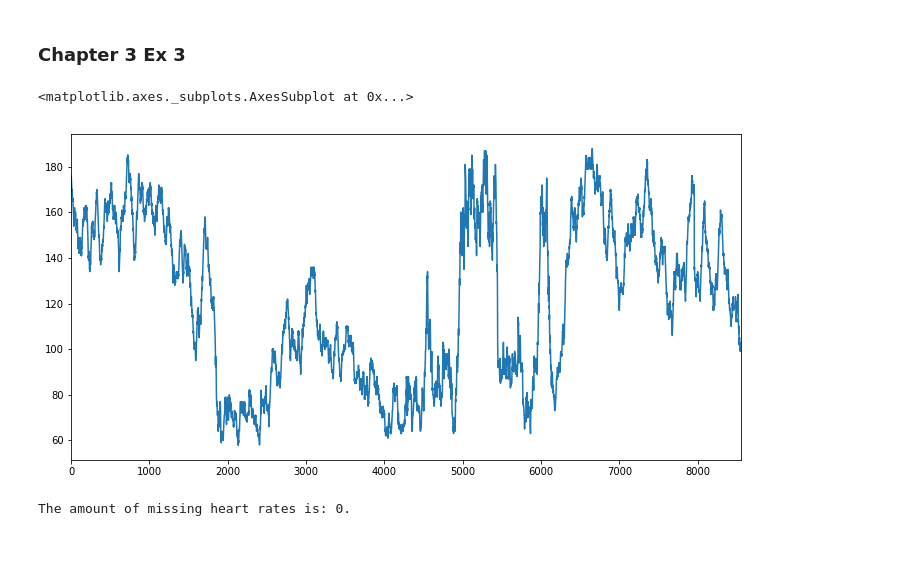
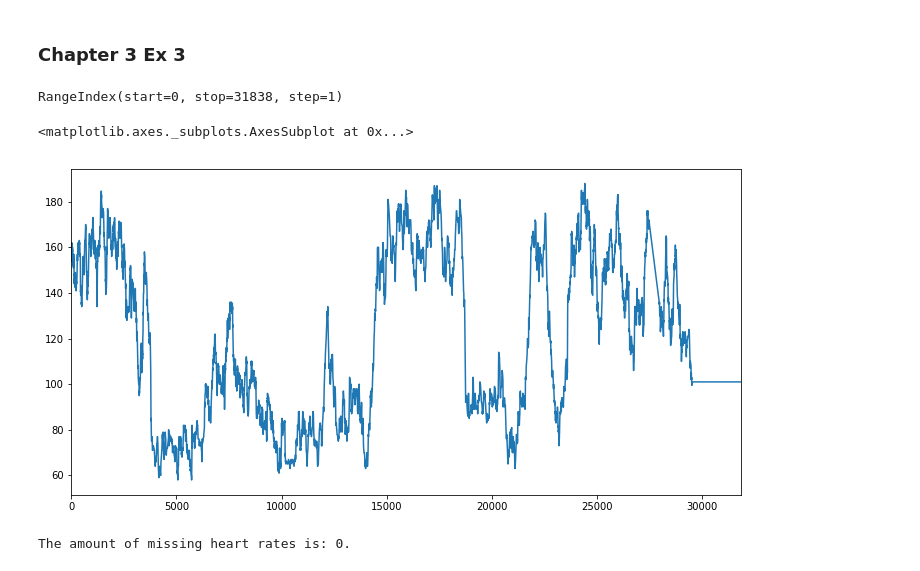
Before and after one commit to rvrheenen/ML4QS, a Jupyter notebook: PythonCode/ch3.ipynb, the cells around one changed output. Drawn from its saved outputs; the diff is of its cells as text; code cells hidden in the pictures.

```diff
--- a/PythonCode/ch3.ipynb
+++ b/PythonCode/ch3.ipynb
@@ -12,9 +12,9 @@ import sys
 import warnings
 # %%
 # CONSTANTS
-DATASETS_FOLDER_NAME = 'datasets'
-DATASET_NAME = 'csv-participant-one'
-DATASETS_FOLDER_PATH = os.path.join('..', DATASETS_FOLDER_NAME)
+DATASETS_FOLDER_NAME = 'intermediate_datafiles'
+DATASET_NAME = 'chapter3_result_final.csv'
+DATASETS_FOLDER_PATH = os.path.join('.', DATASETS_FOLDER_NAME)
 DATASET_PATH = os.path.join(DATASETS_FOLDER_PATH, DATASET_NAME)
 # %%
 # SETUP
@@ -27,10 +27,14 @@ visualizer = VisualizeDataset()
 # %% [markdown]
 ### Chapter 3 Ex 3
 # %%
-dataset = pd.read_csv(os.path.join(DATASET_PATH, 'heart_rate_smartwatch.csv'))
+dataset = pd.read_csv(DATASET_PATH)
+# %%
+dataset.index
+# %% [output]
+RangeIndex(start=0, stop=31838, step=1)
 # %%
-dataset.rate.plot(figsize=(12,6))
+dataset.hr_watch_rate.plot(figsize=(12,6))
 # %% [output]
 <matplotlib.axes._subplots.AxesSubplot at 0x...>
-[figure, old version]
+[figure, new version]
 # %%
```
Also changed, not shown: parts of 3 cells of this notebook, 1 other file.
